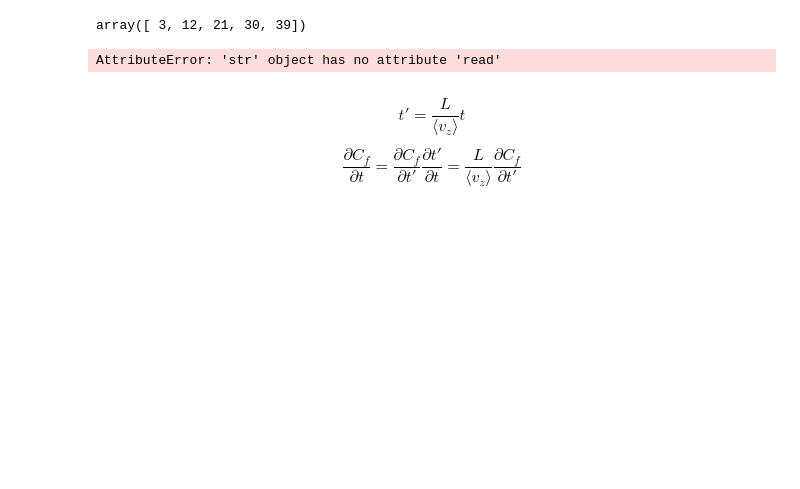
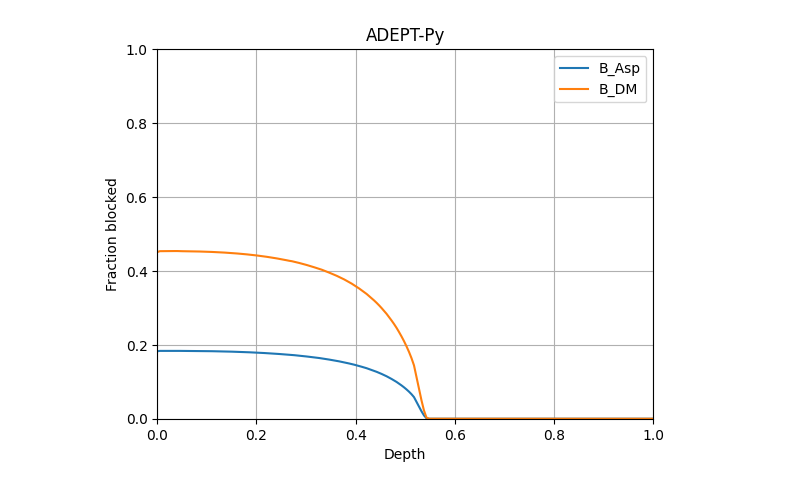
Before and after one commit to legofernando1999/ADEPT, a Jupyter notebook: Test.ipynb, the cells around one changed output. Saved outputs shown, nothing was run; the diff lists cells and outputs as text; code cells hidden in the pictures; blank space fills up the shorter version.

```diff
--- a/Test.ipynb
+++ b/Test.ipynb
@@ -72,6 +46,6 @@ array([ 41.        ,  69.26721088, 115.04081633, 191.76081633])
 # importing the module
 import json
 # Opening JSON file
-with open(r'C:\Users\Satellite\Documents\Visualizer\DataVisualizer\data\json\S14-SAFT-MILA2020.json') as json_file:
+with open(r'C:\Users\Satellite\Documents\ADEPT\data\Fluid-LUT\PC003-PR78.json') as json_file:
     data = json.load(json_file)
 # %%
@@ -200,27 +144,24 @@ array([[ 0,  1],
-# %%
-np.sum(A, axis=1)
-# %% [output]
-array([ 3, 12, 21, 30, 39])
-# %%
-import numpy as np
-from ADEPT_python import pipe, sim, depo
-mypipe = pipe(5438.59, 0.05931)
-mysim = sim(8640000, 10.2584, True)
-mix_phase = ["volume", "volume", "sum"]
-TLUT_json = ""
-KLUT_dict = {
-    "kP_param": [0.360827, 41.12422],
-    "kP_model": "t-sp",
-    "kAg_param": 0.001871,
-    "kAg_model": "default",
-    "kD": 0.03,
-    "kD_scale": "wb",
-    "SR_param": [5, 0.6, 0.16],
-    "SR_model": "default"
-}
-mydepo = depo(mypipe, mysim, TLUT_json, KLUT_dict, mix_phase)
-# %% [output]
-AttributeError: 'str' object has no attribute 'read'
-# %% [markdown]
-$$t' = \frac{L}{\langle v_z \rangle}t$$
-$$\frac{\partial C_f}{\partial t} = \frac{\partial C_f}{\partial t'}\frac{\partial t'}{\partial t} = \frac{L}{\langle v_z \rangle}\frac{\partial C_f}{\partial t'}$$
+# %%
+# importing the module
+import json
+import numpy as np
+import matplotlib.pyplot as plt
+# Opening JSON file
+with open(r'C:\Users\Satellite\Documents\ADEPT\output_json.json') as json_file:
+    data = json.load(json_file)
+
+delf_Asp = np.array(data['thickness'][0])
+delf_DM = np.array(data['thickness'][1])
+z = np.linspace(0, 1, delf_Asp.size)
+plt.plot(z, np.flip(delf_Asp), label='B_Asp')
+plt.plot(z, np.flip(delf_DM), label='B_DM')
+plt.title('ADEPT-Py')
+plt.legend()
+plt.grid(True)
+plt.xlabel('Depth')
+plt.ylabel('Fraction blocked')
+plt.ylim(0, 1)
+plt.xlim(0, 1)
+plt.show()
+# %% [output]
+[figure, added]
```
Also changed, not shown: parts of 30 cells of this notebook, 7 other files.
